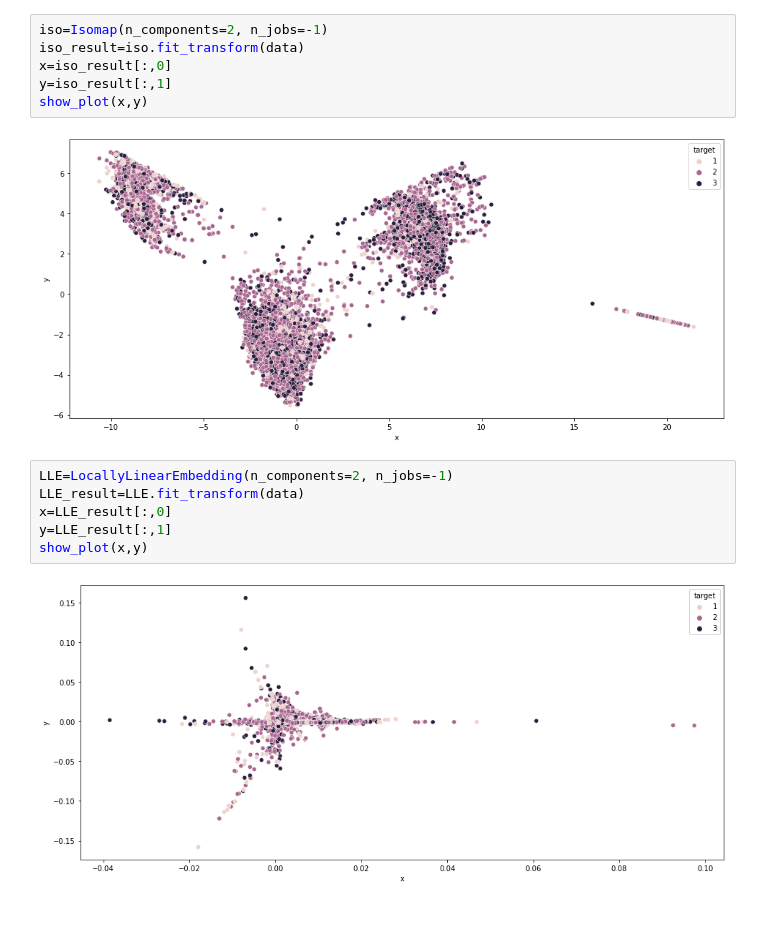
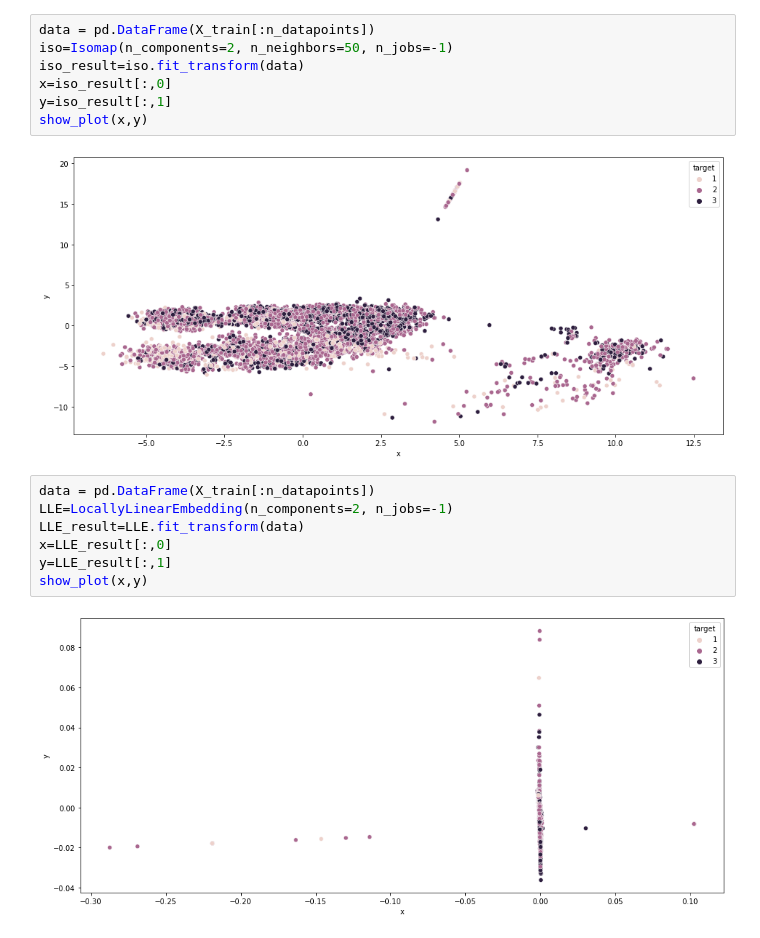
Before and after one commit to piercehowell/stat-ml-richter-predictor, a Jupyter notebook: Visualization/viz.ipynb, the cells around one changed output. Saved outputs shown, nothing was run; the diff lists cells and outputs as text.

```diff
--- a/Visualization/viz.ipynb
+++ b/Visualization/viz.ipynb
@@ -58,16 +79,18 @@ breaking at iteration 88 with stress 28169.91863930733
 # %%
-iso=Isomap(n_components=2, n_jobs=-1)
+data = pd.DataFrame(X_train[:n_datapoints])
+iso=Isomap(n_components=2, n_neighbors=50, n_jobs=-1)
 iso_result=iso.fit_transform(data)
 x=iso_result[:,0]
 y=iso_result[:,1]
 show_plot(x,y)
 # %% [output]
-[figure, old version]
+[figure, new version]
 # %%
+data = pd.DataFrame(X_train[:n_datapoints])
 LLE=LocallyLinearEmbedding(n_components=2, n_jobs=-1)
 LLE_result=LLE.fit_transform(data)
 x=LLE_result[:,0]
 y=LLE_result[:,1]
 show_plot(x,y)
 # %% [output]
-[figure, old version]
+[figure, new version]
```
Also changed, not shown: parts of 4 cells of this notebook.
